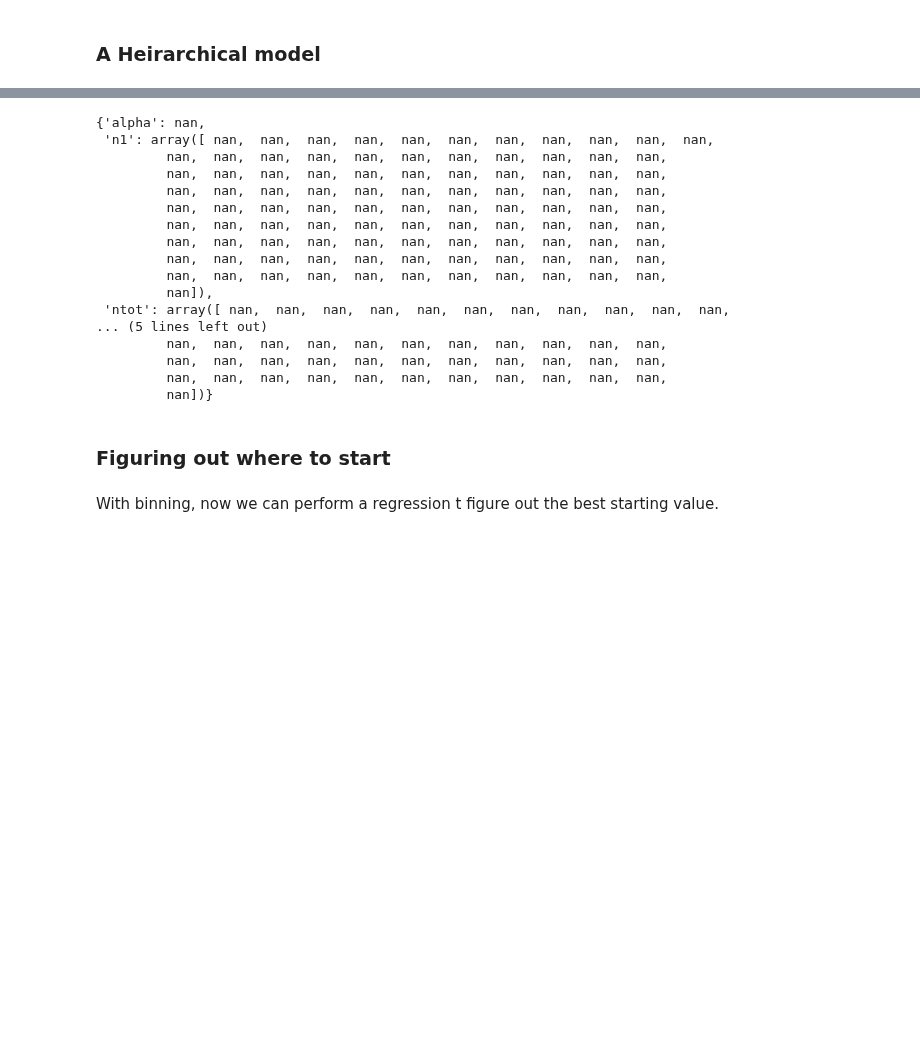
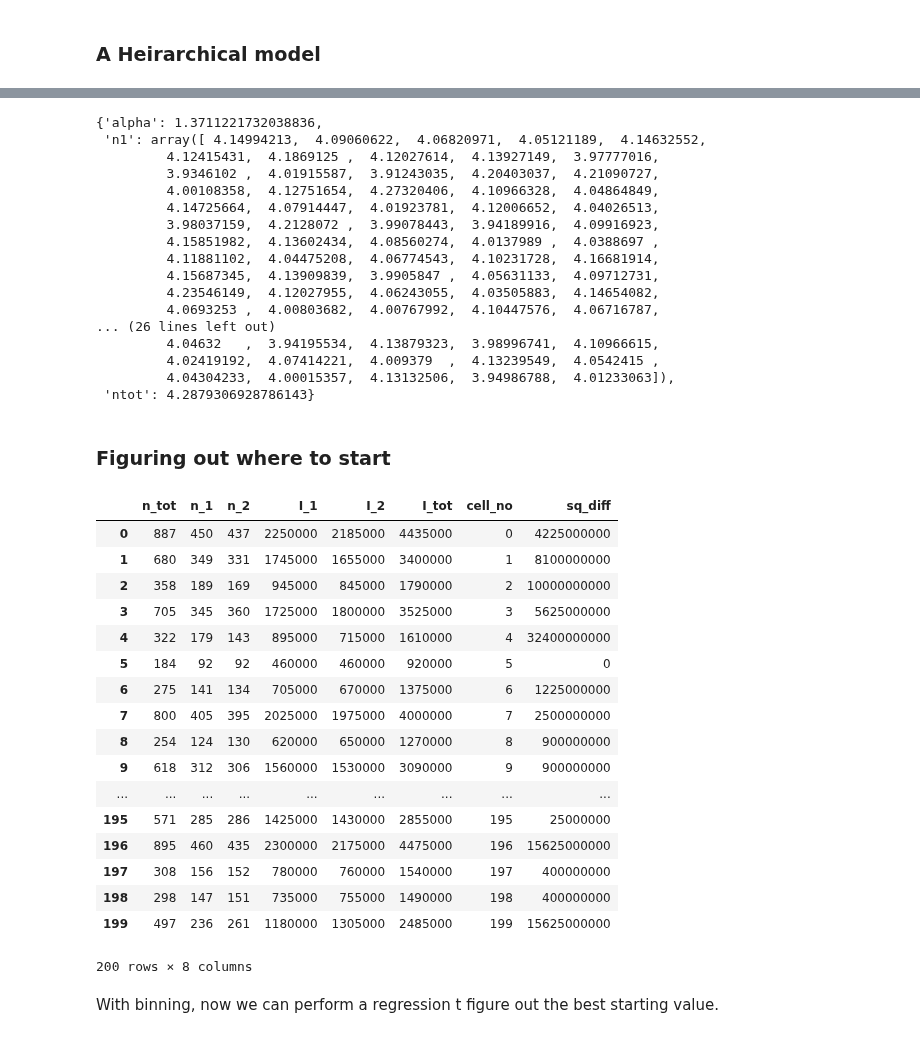
Before and after one commit to RPGroup-PBoC/mscl_survival, a Jupyter notebook: code/calibration_factor_parameter_estimation.ipynb, the cells around one changed output, grey strips where cells are left out. Saved outputs shown, nothing was run; the diff lists cells and outputs as text; code cells hidden in the pictures; blank space fills up the shorter version.

```diff
--- a/code/calibration_factor_parameter_estimation.ipynb
+++ b/code/calibration_factor_parameter_estimation.ipynb
@@ -323,25 +326,46 @@ _ = pm.traceplot(trace, varnames=['alpha'])
 # %%
-pm.gelman_rubin(trace[10000::1000])
+pm.gelman_rubin(trace)
 # %% [output]
-{'alpha': nan,
- 'n1': array([ nan,  nan,  nan,  nan,  nan,  nan,  nan,  nan,  nan,  nan,  nan,
-         nan,  nan,  nan,  nan,  nan,  nan,  nan,  nan,  nan,  nan,  nan,
-         nan,  nan,  nan,  nan,  nan,  nan,  nan,  nan,  nan,  nan,  nan,
-         nan,  nan,  nan,  nan,  nan,  nan,  nan,  nan,  nan,  nan,  nan,
-         nan,  nan,  nan,  nan,  nan,  nan,  nan,  nan,  nan,  nan,  nan,
-         nan,  nan,  nan,  nan,  nan,  nan,  nan,  nan,  nan,  nan,  nan,
-         nan,  nan,  nan,  nan,  nan,  nan,  nan,  nan,  nan,  nan,  nan,
-         nan,  nan,  nan,  nan,  nan,  nan,  nan,  nan,  nan,  nan,  nan,
-         nan,  nan,  nan,  nan,  nan,  nan,  nan,  nan,  nan,  nan,  nan,
-         nan]),
- 'ntot': array([ nan,  nan,  nan,  nan,  nan,  nan,  nan,  nan,  nan,  nan,  nan,
-... (5 lines left out)
-         nan,  nan,  nan,  nan,  nan,  nan,  nan,  nan,  nan,  nan,  nan,
-         nan,  nan,  nan,  nan,  nan,  nan,  nan,  nan,  nan,  nan,  nan,
-         nan,  nan,  nan,  nan,  nan,  nan,  nan,  nan,  nan,  nan,  nan,
-         nan])}
+{'alpha': 1.3711221732038836,
+ 'n1': array([ 4.14994213,  4.09060622,  4.06820971,  4.05121189,  4.14632552,
+         4.12415431,  4.1869125 ,  4.12027614,  4.13927149,  3.97777016,
+         3.9346102 ,  4.01915587,  3.91243035,  4.20403037,  4.21090727,
+         4.00108358,  4.12751654,  4.27320406,  4.10966328,  4.04864849,
+         4.14725664,  4.07914447,  4.01923781,  4.12006652,  4.04026513,
+         3.98037159,  4.2128072 ,  3.99078443,  3.94189916,  4.09916923,
+         4.15851982,  4.13602434,  4.08560274,  4.0137989 ,  4.0388697 ,
+         4.11881102,  4.04475208,  4.06774543,  4.10231728,  4.16681914,
+         4.15687345,  4.13909839,  3.9905847 ,  4.05631133,  4.09712731,
+         4.23546149,  4.12027955,  4.06243055,  4.03505883,  4.14654082,
+         4.0693253 ,  4.00803682,  4.00767992,  4.10447576,  4.06716787,
+... (26 lines left out)
+         4.04632   ,  3.94195534,  4.13879323,  3.98996741,  4.10966615,
+         4.02419192,  4.07414221,  4.009379  ,  4.13239549,  4.0542415 ,
+         4.04304233,  4.00015357,  4.13132506,  3.94986788,  4.01233063]),
+ 'ntot': 4.2879306928786143}
 # %% [markdown]
 ### Figuring out where to start
+# %%
+df
+# %% [output]
+|  | n_tot | n_1 | n_2 | I_1 | I_2 | I_tot | cell_no | sq_diff |
+| 0 | 887 | 450 | 437 | 2250000 | 2185000 | 4435000 | 0 | 4225000000 |
+| 1 | 680 | 349 | 331 | 1745000 | 1655000 | 3400000 | 1 | 8100000000 |
+| 2 | 358 | 189 | 169 | 945000 | 845000 | 1790000 | 2 | 10000000000 |
+| 3 | 705 | 345 | 360 | 1725000 | 1800000 | 3525000 | 3 | 5625000000 |
+| 4 | 322 | 179 | 143 | 895000 | 715000 | 1610000 | 4 | 32400000000 |
+| 5 | 184 | 92 | 92 | 460000 | 460000 | 920000 | 5 | 0 |
+| 6 | 275 | 141 | 134 | 705000 | 670000 | 1375000 | 6 | 1225000000 |
+| 7 | 800 | 405 | 395 | 2025000 | 1975000 | 4000000 | 7 | 2500000000 |
+| 8 | 254 | 124 | 130 | 620000 | 650000 | 1270000 | 8 | 900000000 |
+| 9 | 618 | 312 | 306 | 1560000 | 1530000 | 3090000 | 9 | 900000000 |
+| ... | ... | ... | ... | ... | ... | ... | ... | ... |
+| 195 | 571 | 285 | 286 | 1425000 | 1430000 | 2855000 | 195 | 25000000 |
+| 196 | 895 | 460 | 435 | 2300000 | 2175000 | 4475000 | 196 | 15625000000 |
+| 197 | 308 | 156 | 152 | 780000 | 760000 | 1540000 | 197 | 400000000 |
+| 198 | 298 | 147 | 151 | 735000 | 755000 | 1490000 | 198 | 400000000 |
+| 199 | 497 | 236 | 261 | 1180000 | 1305000 | 2485000 | 199 | 15625000000 |
+200 rows × 8 columns
 # %%
 # Bin the data by a given event size.
 bin_size = 80
```
Also changed, not shown: parts of 6 cells of this notebook.
